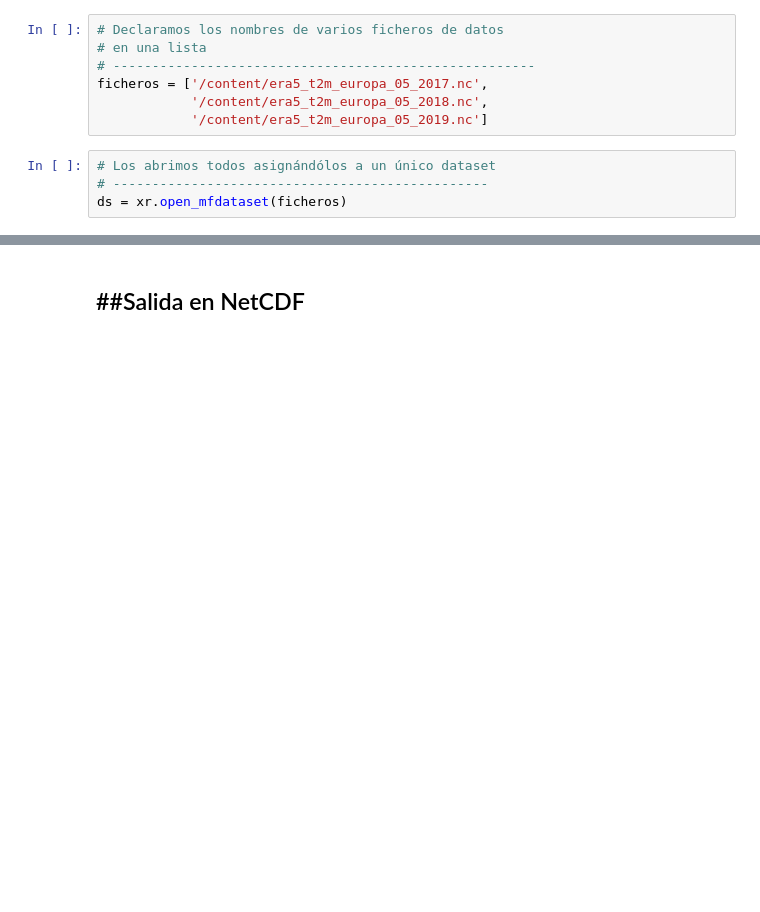
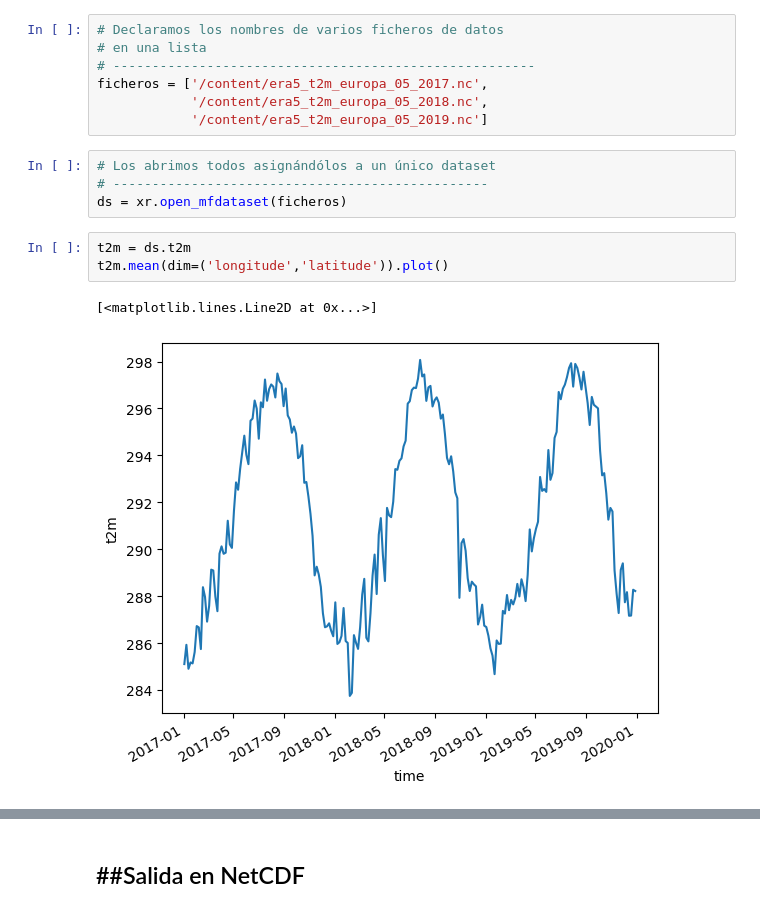
Before and after one commit to waveology/kitchen, a Jupyter notebook: introducción_a_netcdf_y_xarray.ipynb, the cells around one changed output, grey strips where cells are left out. Drawn from its saved outputs; the diff is of its cells as text; blank space fills up the shorter version.

```diff
--- a/introducción_a_netcdf_y_xarray.ipynb
+++ b/introducción_a_netcdf_y_xarray.ipynb
@@ -576,3 +571,9 @@ ficheros = ['/content/era5_t2m_europa_05_2017.nc',
 # Los abrimos todos asignándólos a un único dataset
 # ------------------------------------------------
 ds = xr.open_mfdataset(ficheros)
+# %%
+t2m = ds.t2m
+t2m.mean(dim=('longitude','latitude')).plot()
+# %% [output]
+[<matplotlib.lines.Line2D at 0x...>]
+[figure, added]
```
Also changed, not shown: parts of 15 cells of this notebook.
